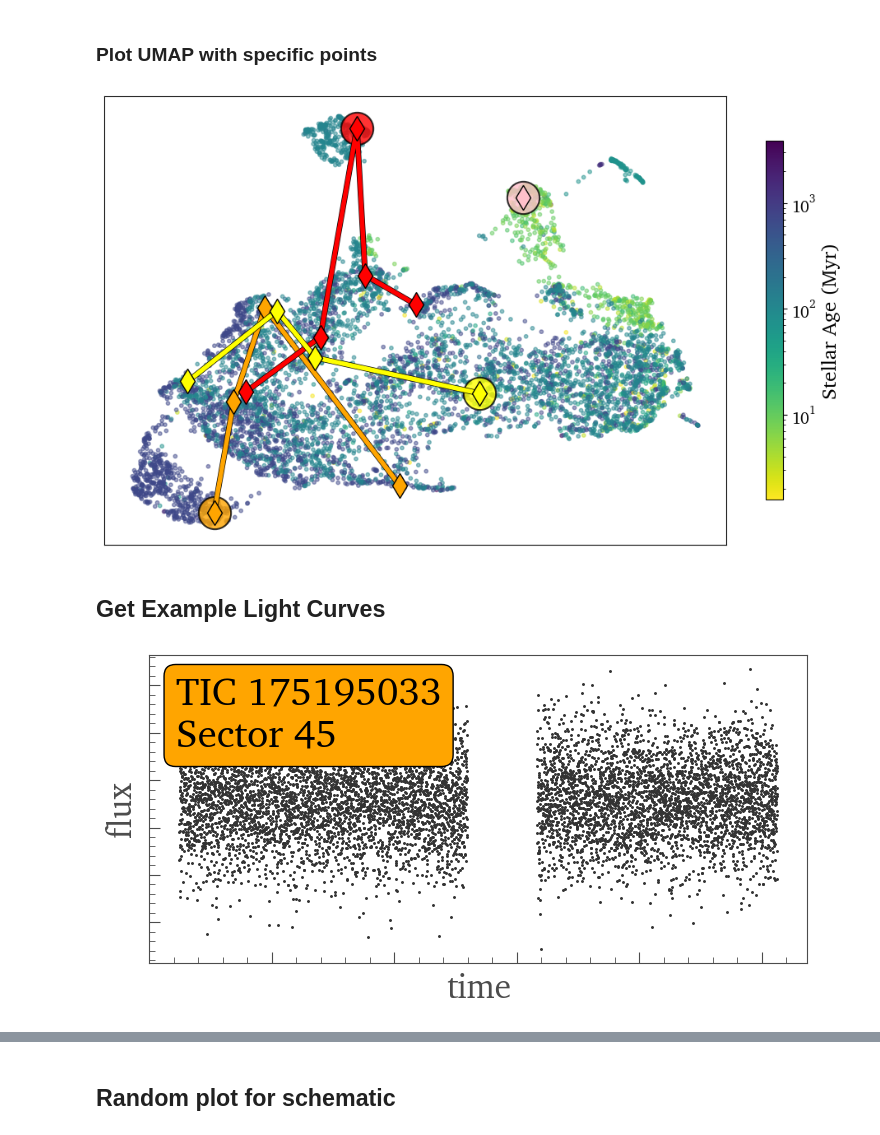
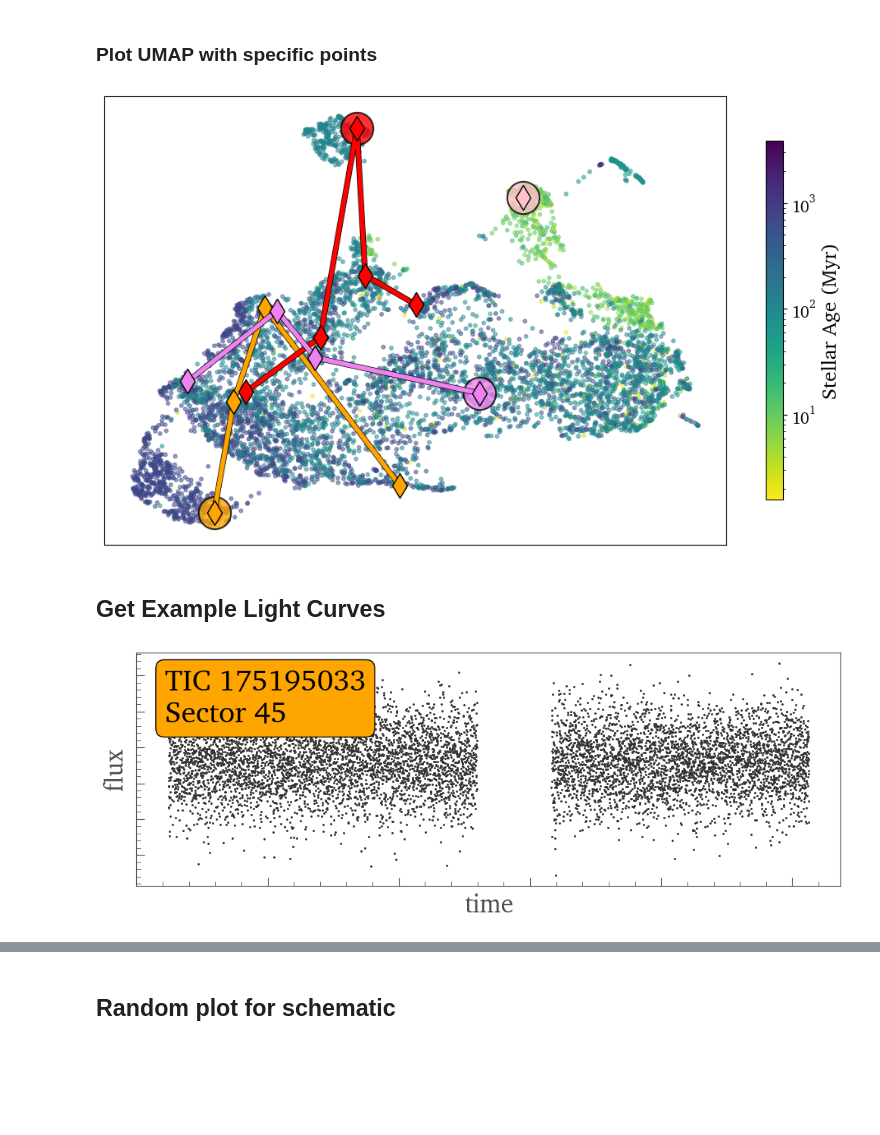
Before and after one commit to pvl19/lc-gen, a Jupyter notebook: output/umap/umap_analysis.ipynb, the cells around one changed output, grey strips where cells are left out. Saved outputs shown, nothing was run; the diff lists cells and outputs as text; code cells hidden in the pictures; blank space fills up the shorter version.

```diff
--- a/output/umap/umap_analysis.ipynb
+++ b/output/umap/umap_analysis.ipynb
@@ -326,10 +327,10 @@ plt.plot(umap_3_sorted[:,0], umap_3_sorted[:,1], markersize=15, alpha=1,
 umap_4 = embedding[umap_ind_4]
 umap_4_sorted = umap_4[umap_4[:, 0].argsort()]
 plt.scatter(umap_4_sorted[3,0], umap_4_sorted[3,1], s=800, alpha=0.8,
-            color='yellow', marker='o',edgecolor='black', linewidth=1.5)
+            color='violet', marker='o',edgecolor='black', linewidth=1.5)
 plt.plot(umap_4_sorted[:,0], umap_4_sorted[:,1], color='black', linewidth=5)
 plt.plot(umap_4_sorted[:,0], umap_4_sorted[:,1], markersize=15, alpha=1,
-            linestyle='-', color='yellow', marker='d',
+            linestyle='-', color='violet', marker='d',
             markeredgecolor='black',linewidth=4)
 
 ax.set_xlabel('', fontsize=18)
@@ -339,7 +340,7 @@ plt.yticks(fontsize=14)
 
 plt.show()
 # %% [output]
-[figure, old version]
+[figure, new version]
 # %% [markdown]
 ## Get Example Light Curves
 # %%
@@ -369,20 +370,21 @@ res_4 = lk.search_lightcurve(f"TIC {tic_4}", mission='TESS', author=['SPOC'],sec
 lc_4 = res_4[0].download()
 # %%
 lc_thinned = lc_1[::2]
-lc_thinned.scatter(s=5,label='',marker='.')
+fig = lc_thinned.scatter(s=5,label='',marker='.')
+fig.figure.set_size_inches(12, 4)
 plt.text(0.04,0.93,f'TIC {tic_1}\nSector {sector_1}',fontsize=28,
          bbox=dict(boxstyle='round', facecolor='orange', alpha=1),ha='left',va='top',
          transform=plt.gca().transAxes)
 xl = plt.gca().get_xlabel()
 yl = plt.gca().get_ylabel()
 plt.gca().set_xlabel('time',fontsize=24)
 plt.gca().set_ylabel('flux',fontsize=24)
 xtl = plt.gca().get_xticklabels()
 ytl = plt.gca().get_yticklabels()
 plt.gca().set_xticklabels([],fontsize=18)
 plt.gca().set_yticklabels([],fontsize=18)
 plt.show()
 # %% [output]
-[figure, old version]
+[figure, new version]
 # %%
 lc_thinned = lc_2[::2]
```
Also changed, not shown: parts of 41 cells of this notebook, 9 other files.
